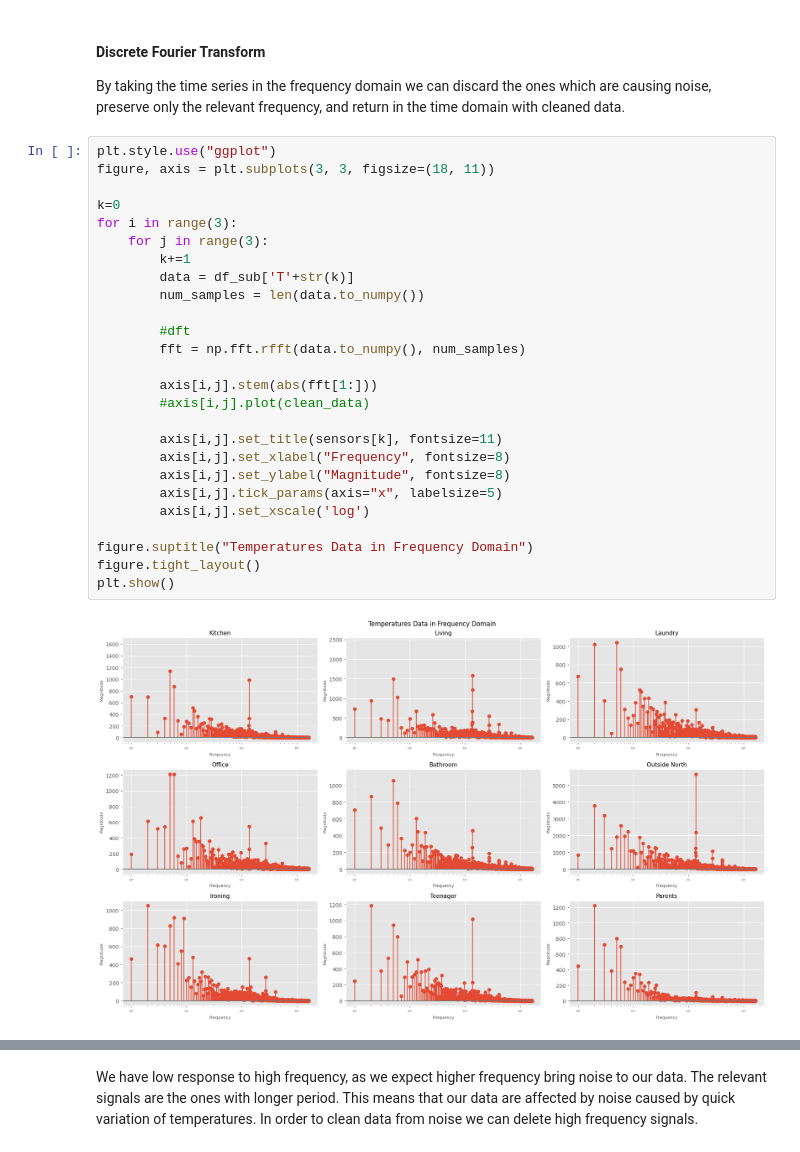
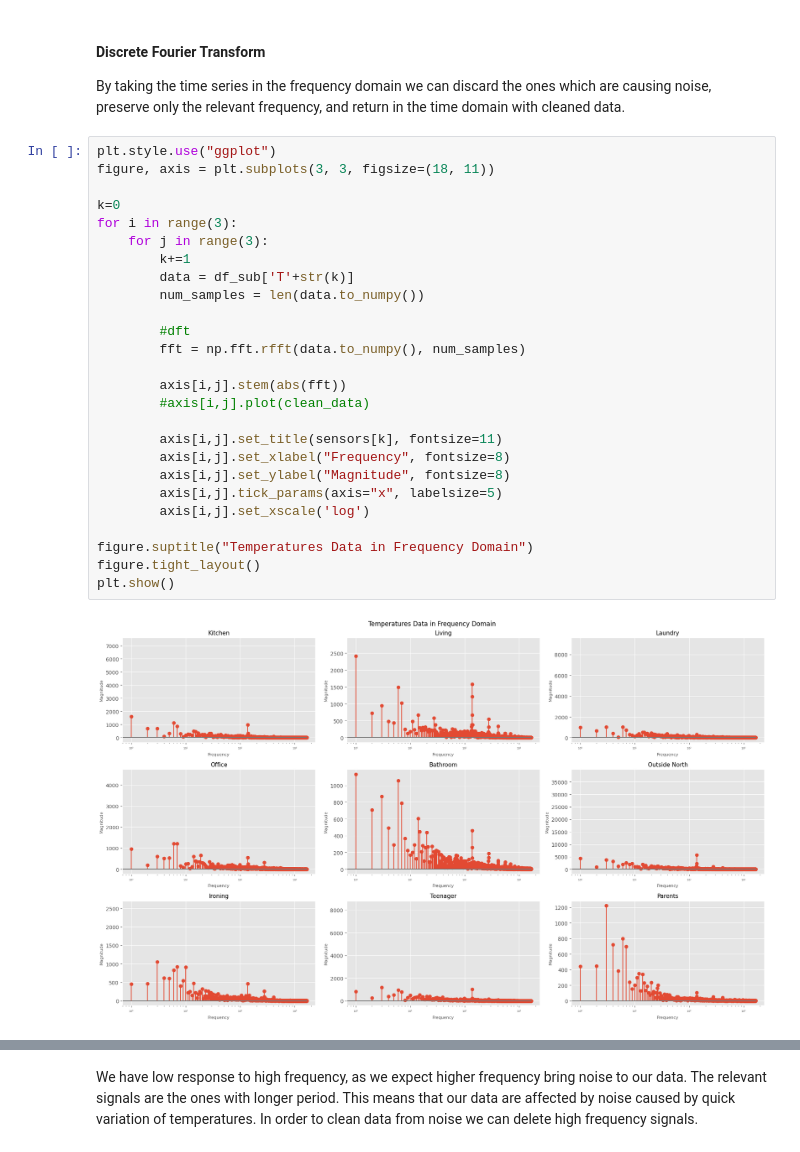
Before and after one commit to lilf4p/ispr-midterm, a Jupyter notebook: midterm1/temperature_analysis.ipynb, the cells around one changed output, grey strips where cells are left out. Saved outputs shown, nothing was run; the diff lists cells and outputs as text.

```diff
--- a/midterm1/temperature_analysis.ipynb
+++ b/midterm1/temperature_analysis.ipynb
@@ -166,28 +166,28 @@ By taking the time series in the frequency domain we can discard the ones which
 # %%
 plt.style.use("ggplot")
 figure, axis = plt.subplots(3, 3, figsize=(18, 11))
 
 k=0
 for i in range(3):
     for j in range(3):
         k+=1
         data = df_sub['T'+str(k)]
         num_samples = len(data.to_numpy())
 
         #dft
         fft = np.fft.rfft(data.to_numpy(), num_samples)
 
-        axis[i,j].stem(abs(fft[1:]))
+        axis[i,j].stem(abs(fft))
         #axis[i,j].plot(clean_data)
 
         axis[i,j].set_title(sensors[k], fontsize=11)
         axis[i,j].set_xlabel("Frequency", fontsize=8)
         axis[i,j].set_ylabel("Magnitude", fontsize=8)
         axis[i,j].tick_params(axis="x", labelsize=5)
         axis[i,j].set_xscale('log')
 
 figure.suptitle("Temperatures Data in Frequency Domain")
 figure.tight_layout()
 plt.show()
 # %% [output]
-[figure, old version]
+[figure, new version]
```
Also changed, not shown: parts of 4 cells of this notebook.
